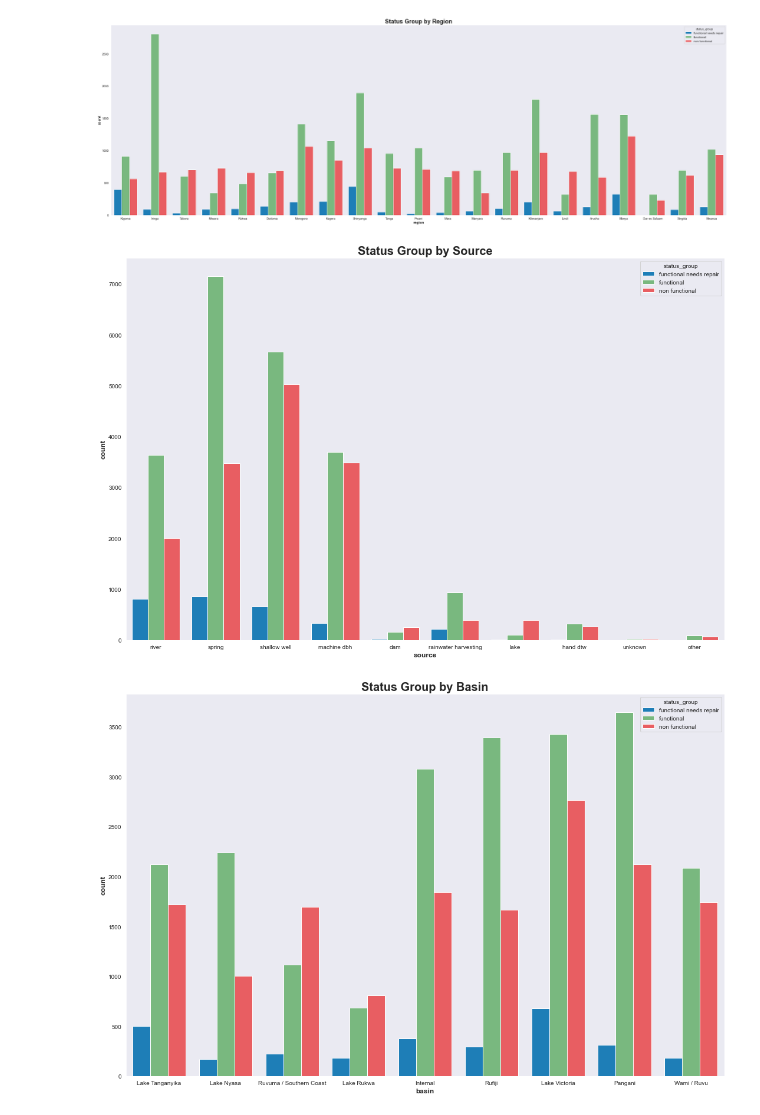
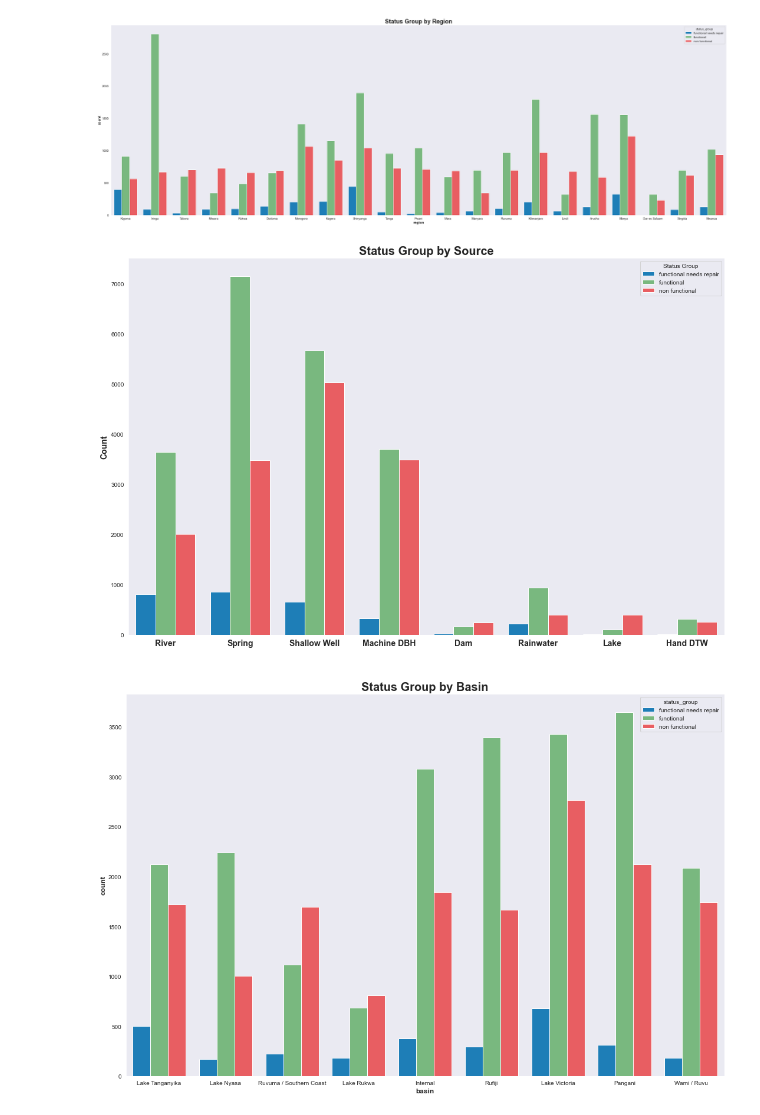
Before and after one commit to fivearm/Phase_3_Project, a Jupyter notebook: 06_visualizations.ipynb, the cells around one changed output. Drawn from its saved outputs; the diff is of its cells as text; code cells hidden in the pictures.

Commit message:
edited visuals

```diff
--- a/06_visualizations.ipynb
+++ b/06_visualizations.ipynb
@@ -99,15 +100,20 @@ plt.title('Status Group by Region', fontweight='bold', fontsize=20)
 plt.tight_layout();
 # %% [output]
 [figure]
+# %%
+df_source = df[(df.source != 'other') & (df.source != 'unknown')]
 # %%
-plt.figure(figsize=(15,10))
-ax = sns.countplot(x='source', hue="status_group", palette=palette,data=df)
-plt.xlabel("source", fontweight='bold', size=12)
-plt.ylabel("count", fontweight='bold', size=12)
+fig, ax = plt.subplots(figsize=(15,10))
+ax = sns.countplot(x='source', hue="status_group", palette=palette,data=df_source)
+plt.xlabel(" ", fontweight='bold', size=14)
+ax.set_xticklabels(['River', 'Spring', 'Shallow Well', 'Machine DBH',
+                   'Dam', 'Rainwater', 'Lake', 'Hand DTW'], fontweight='bold', fontsize=14)
+plt.ylabel("Count", fontweight='bold', size=14)
 plt.title('Status Group by Source',fontweight='bold', size=20)
+plt.legend( title='Status Group')
 plt.tight_layout();
 # %% [output]
-[figure, old version]
+[figure, new version]
 # %%
 plt.figure(figsize=(15,10))
 ax = sns.countplot(x='basin', hue="status_group", palette=palette,data=df)
```
Also changed, not shown: parts of 6 cells of this notebook, 1 other file.
